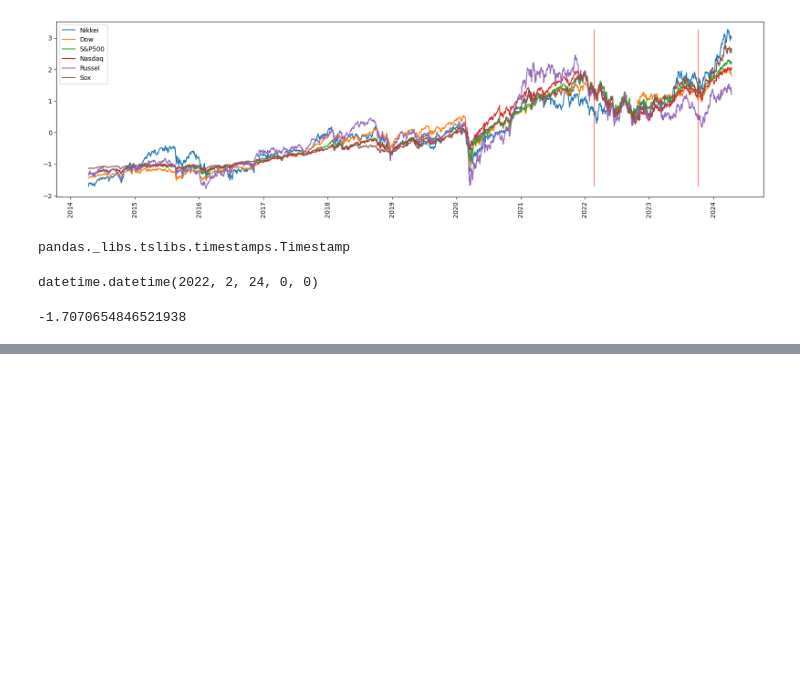
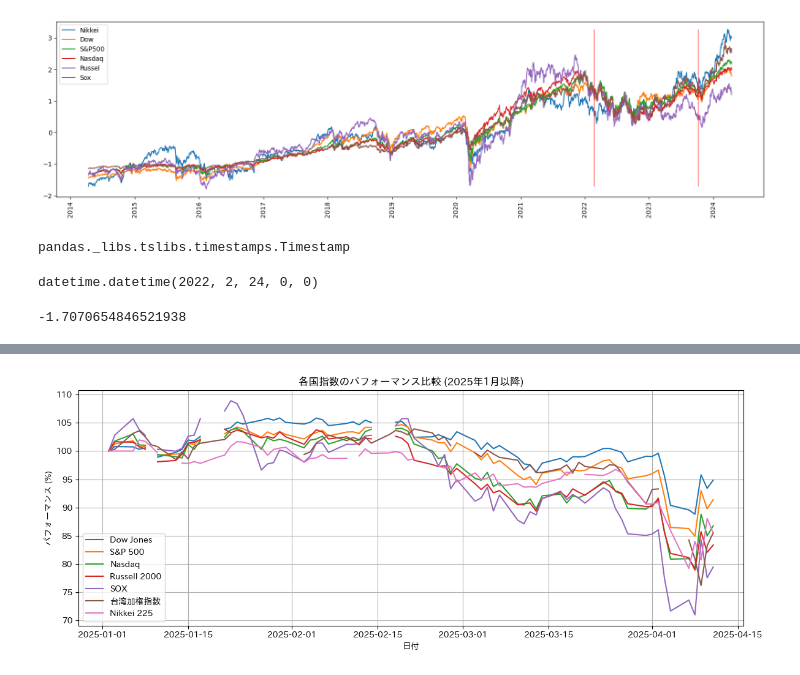
Before and after one commit to ogo-ashy17/Investment, a Jupyter notebook: src/Untitled.ipynb, the cells around one changed output, grey strips where cells are left out. Cells and saved outputs as stored; diff of their text form; code cells hidden in the pictures; blank space fills up the shorter version.

```diff
--- a/src/Untitled.ipynb
+++ b/src/Untitled.ipynb
@@ -197,0 +221,31 @@ stats.zscore(nikkei_hist['Close']).min()
+# %%
+# データ取得
+data = {}
+for name, ticker in indices.items():
+    hist = yf.Ticker(ticker).history(start='2025-01-01')
+    hist.index = hist.index.date  # タイムゾーンを削除
+    data[name] = hist['Close']
+
+# データフレームに統合
+df = pd.DataFrame(data)
+# %%
+import japanize_matplotlib
+from datetime import datetime
+# 正規化してパフォーマンスを比較
+normalized_df = df.iloc[:, 1:] / df.iloc[0, 1:] * 100
+normalized_df['Nikkei 225'] = df.iloc[:, 0] / df.iloc[2, 0] * 100
+normalized_df.loc[[datetime(2025, 1, 2), datetime(2025, 1, 3)], 'Nikkei 225'] = 100
+
+# 可視化
+plt.figure(figsize=(14, 5))
+for column in normalized_df.columns:
+    plt.plot(normalized_df.index, normalized_df[column], label=column)
+
+plt.title('各国指数のパフォーマンス比較 (2025年1月以降)')
+plt.xlabel('日付')
+plt.ylabel('パフォーマンス (%)')
+plt.legend()
+plt.grid()
+plt.show()
+# %% [output]
+[figure, added]
```
Also changed, not shown: parts of 19 cells of this notebook, 7 other files.
